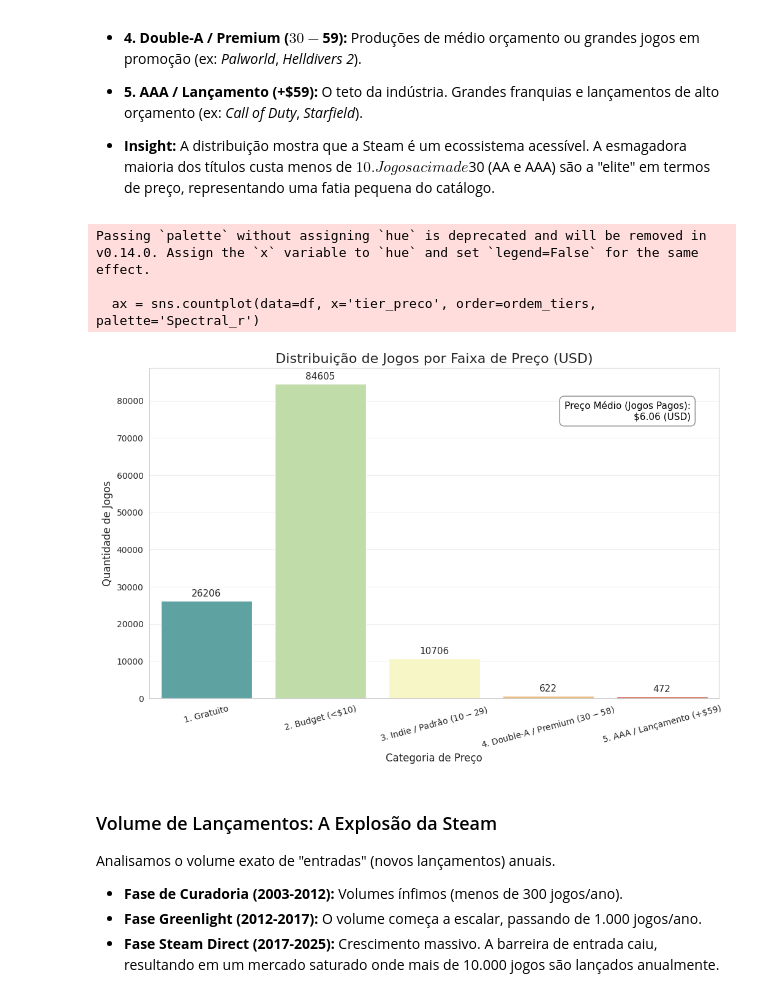
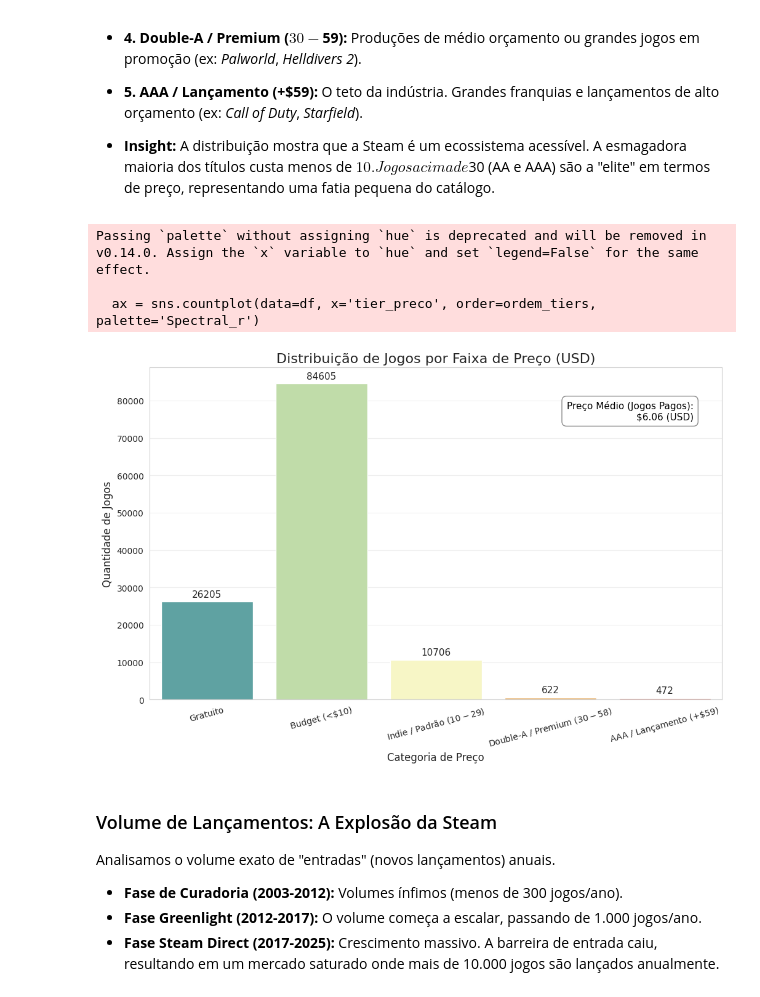
Before and after one commit to Raphides/Steam-BI, a Jupyter notebook: data_layer/raw/analytics.ipynb, the cells around one changed output. Saved outputs shown, nothing was run; the diff lists cells and outputs as text; code cells hidden in the pictures.

```diff
--- a/data_layer/raw/analytics.ipynb
+++ b/data_layer/raw/analytics.ipynb
@@ -172,5 +277,17 @@ Total de colunas: 40
 # %%
-# Criando cópias numéricas apenas para visualização (sem alterar o dado original)
-df['preco_num'] = pd.to_numeric(df['preco'], errors='coerce').fillna(0)
-df['metacritic_num'] = pd.to_numeric(df['nota_de_metacritic'], errors='coerce')
-df['ano_lancamento'] = pd.to_datetime(df['data_de_lancamento'], errors='coerce').dt.year
+def classificar_tier_mercado(valor):
+    if valor == 0:
+        return 'Gratuito'
+    elif valor < 10:
+        return 'Budget (<$10)'
+    elif valor < 30:
+        return 'Indie / Padrão ($10-$29)'
+    elif valor < 59:
+        return 'Double-A / Premium ($30-$58)'
+    else:
+        return 'AAA / Lançamento (+$59)'
+
+df['ano_lancamento'] = pd.to_datetime(df['data_lancamento'], errors='coerce').dt.year
+df['tier_preco'] = df['preco'].apply(classificar_tier_mercado)
+df['tem_ptbr_interface'] = df['idiomas_suportados'].astype(str).str.contains('Portuguese - Brazil', case=False, regex=False)
+df['tem_ptbr_audio'] = df['idiomas_audio_suportados'].astype(str).str.contains('Portuguese - Brazil', case=False, regex=False)
@@ -258,55 +425,40 @@ import matplotlib.pyplot as plt
 import seaborn as sns
 import pandas as pd
 
-def classificar_tier_mercado(valor):
-    if valor == 0:
-        return '1. Gratuito'
-    elif valor < 10:
-        return '2. Budget (<$10)'
-    elif valor < 30:
-        return '3. Indie / Padrão ($10-$29)'
-    elif valor < 59:
-        return '4. Double-A / Premium ($30-$58)'
-    else:
-        return '5. AAA / Lançamento (+$59)'
-
-df['preco_num'] = pd.to_numeric(df['preco'], errors='coerce').fillna(0)
-df['tier_preco'] = df['preco_num'].apply(classificar_tier_mercado)
-
-media_pagos = df[df['preco_num'] > 0]['preco_num'].mean()
+media_pagos = df[df['preco'] > 0]['preco'].mean()
 
 plt.figure(figsize=(12, 7))
 
 ordem_tiers = [
-    '1. Gratuito',
-    '2. Budget (<$10)',
-    '3. Indie / Padrão ($10-$29)',
-    '4. Double-A / Premium ($30-$58)',
-    '5. AAA / Lançamento (+$59)'
+    'Gratuito',
+    'Budget (<$10)',
+    'Indie / Padrão ($10-$29)',
+    'Double-A / Premium ($30-$58)',
+    'AAA / Lançamento (+$59)'
 ]
 
 ax = sns.countplot(data=df, x='tier_preco', order=ordem_tiers, palette='Spectral_r')
 
 for container in ax.containers:
     ax.bar_label(container, fmt='%d', padding=3, fontsize=11)
 
 texto_info = f"Preço Médio (Jogos Pagos):\n${media_pagos:.2f} (USD)"
 plt.text(0.95, 0.90, texto_info, transform=ax.transAxes,
          fontsize=11, color='black', backgroundcolor='#f0f0f0',
          ha='right', va='top', bbox=dict(boxstyle="round,pad=0.5", facecolor='white', edgecolor='gray', alpha=0.9))
 
 plt.title("Distribuição de Jogos por Faixa de Preço (USD)", fontsize=16)
 plt.xlabel("Categoria de Preço", fontsize=12)
 plt.ylabel("Quantidade de Jogos", fontsize=12)
 plt.xticks(rotation=15)
 plt.grid(axis='y', alpha=0.3)
 
 plt.show()
 # %% [output]
 Passing `palette` without assigning `hue` is deprecated and will be removed in v0.14.0. Assign the `x` variable to `hue` and set `legend=False` for the same effect.
 
   ax = sns.countplot(data=df, x='tier_preco', order=ordem_tiers, palette='Spectral_r')
-[figure, old version]
+[figure, new version]
 # %% [markdown]
 ### Volume de Lançamentos: A Explosão da Steam
 
```
Also changed, not shown: parts of 32 cells of this notebook.
